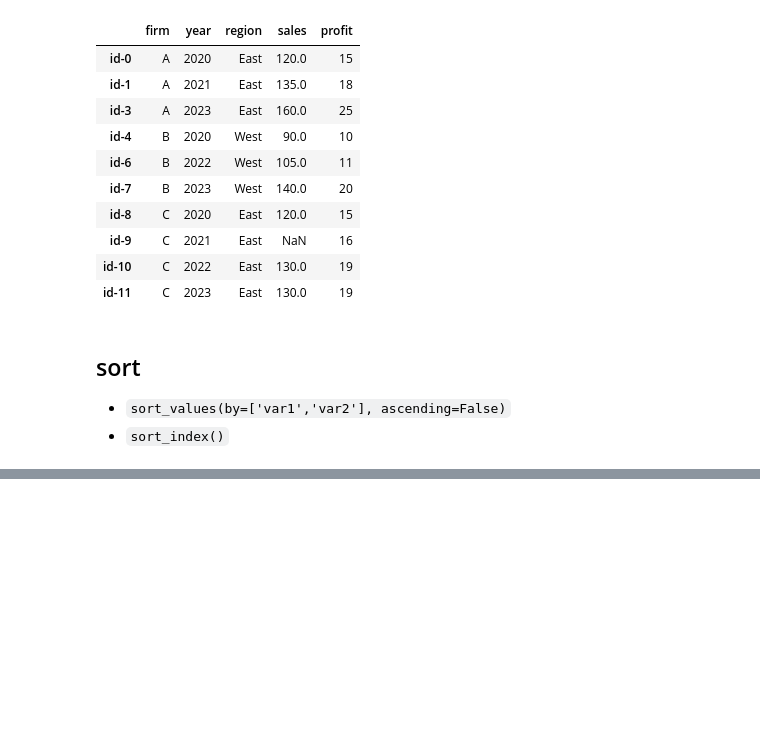
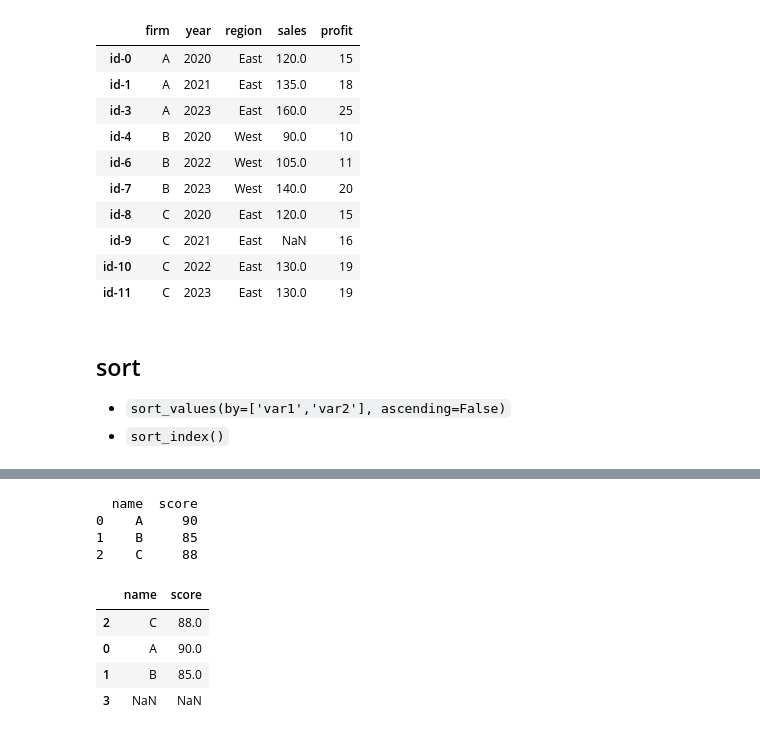
Before and after one commit to jeremyxtmeng/learning-pandas-plotting, a Jupyter notebook: learning_7_summary.ipynb, the cells around one changed output, grey strips where cells are left out. Cells and saved outputs as stored; diff of their text form; code cells hidden in the pictures; blank space fills up the shorter version.

```diff
--- a/learning_7_summary.ipynb
+++ b/learning_7_summary.ipynb
@@ -746,0 +756,22 @@ df2.drop(index=["id-2", "id-5"], columns=['flag','fla2'])
+# %%
+import pandas as pd
+
+df_index = pd.DataFrame(
+    {"name": ["A", "B", "C"], "score": [90, 85, 88]},
+    index=[0, 1, 2]
+)
+
+print(df_index)
+# %% [output]
+  name  score
+0    A     90
+1    B     85
+2    C     88
+# %%
+df_index.reindex([2, 0, 1, 3], fill_value=pd.NA)
+# %% [output]
+|  | name | score |
+| 2 | C | 88.0 |
+| 0 | A | 90.0 |
+| 1 | B | 85.0 |
+| 3 | NaN | NaN |
```
Also changed, not shown: parts of 9 cells of this notebook, 2 other files.
